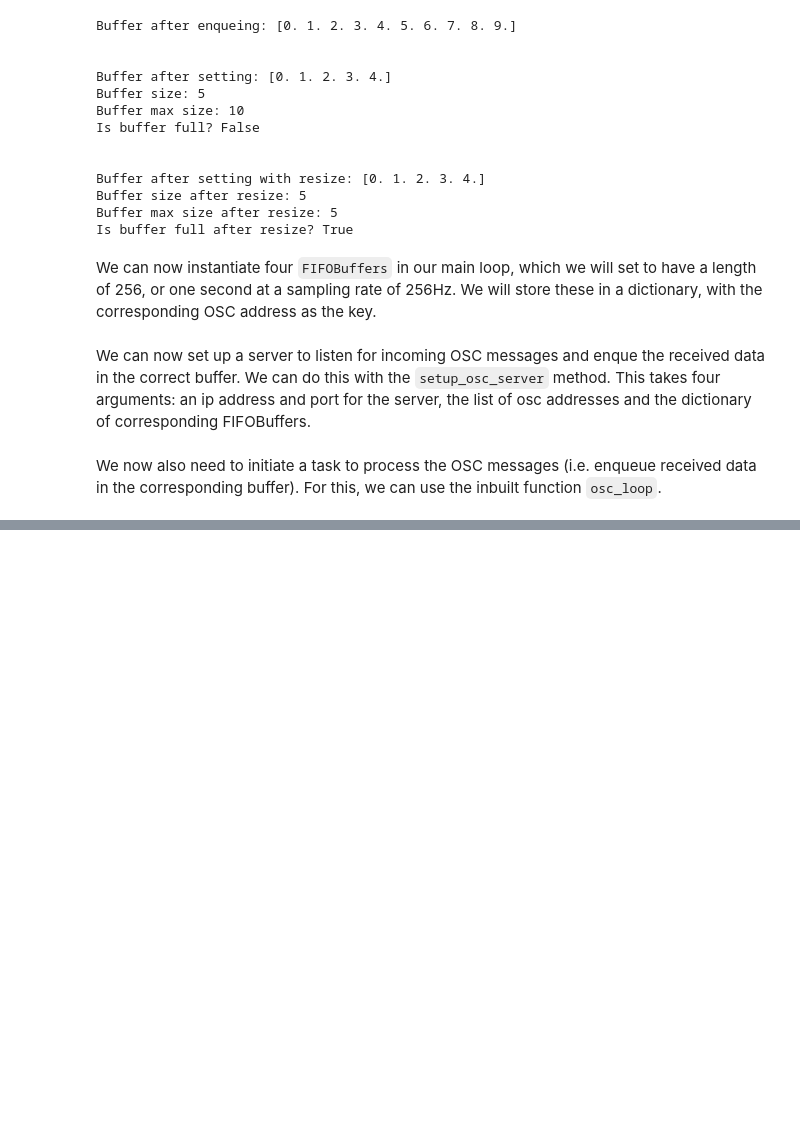
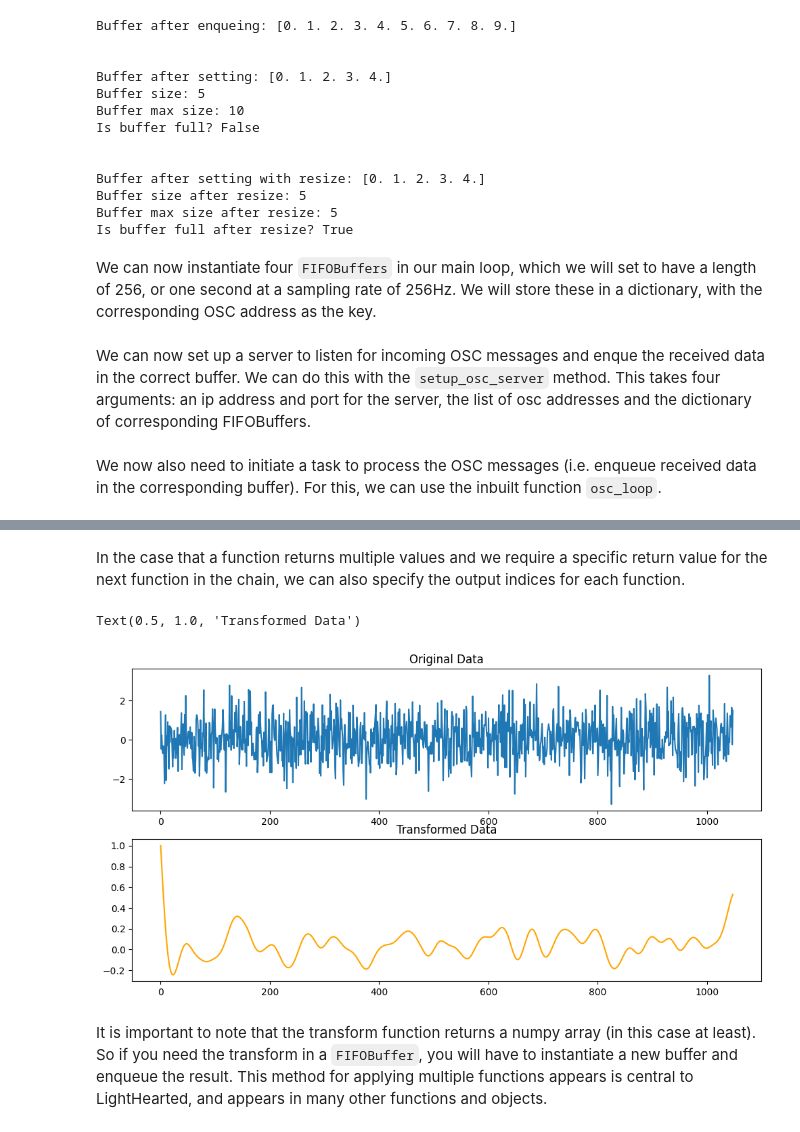
Before and after one commit to Hughav92/LightHearted, a Jupyter notebook: documentation/tutorial.ipynb, the cells around one changed output, grey strips where cells are left out. Saved outputs shown, nothing was run; the diff lists cells and outputs as text; code cells hidden in the pictures; blank space fills up the shorter version.

````diff
--- a/documentation/tutorial.ipynb
+++ b/documentation/tutorial.ipynb
@@ -286,0 +394,37 @@
+# %% [markdown]
+In the case that a function returns multiple values and we require a specific return value for the next function in the chain, we can also specify the output indices for each function.
+# %%
+def multiply(data, factor=2):
+    return None, None, data* factor # add None for the first two outputs
+
+# instiatiate a FIFOBuffer
+buffer = FIFOBuffer(1048)
+
+# fill the buffer with some noise
+buffer.enqueue(np.random.normal(size=1048))
+
+# define functions, arguments, and keyword arguments
+functions = [multiply, filter, divide]
+args = [(), (), ()]
+kwargs = [{"factor": 2}, {"order": 3, "cf": 5, "type": "low", "fs": 256}, {"factor":"max"}]
+
+# specify output indices for each function
+output_indices = [2, None, None]  # Use the third output of multiply, and all outputs of filter and divide
+
+# apply the transform method
+result = buffer.transform(functions, args, kwargs, output_indices=output_indices) # pass output_indices to the transform method
+
+import matplotlib.pyplot as plt
+# plot the original and transformed data
+plt.figure(figsize=(12, 6))
+plt.subplot(2, 1, 1)
+plt.plot(buffer.get_buffer(), label='Original Data')
+plt.title('Original Data')
+plt.subplot(2, 1, 2)
+plt.plot(result, label='Transformed Data', color='orange')
+plt.title('Transformed Data')
+# %% [output]
+Text(0.5, 1.0, 'Transformed Data')
+[figure, added]
+# %% [markdown]
+It is important to note that the transform function returns a numpy array (in this case at least). So if you need the transform in a ```FIFOBuffer```, you will have to instantiate a new buffer and enqueue the result. This method for applying multiple functions appears is central to LightHearted, and appears in many other functions and objects.
````
Also changed, not shown: parts of 12 cells of this notebook, 2 other files.
